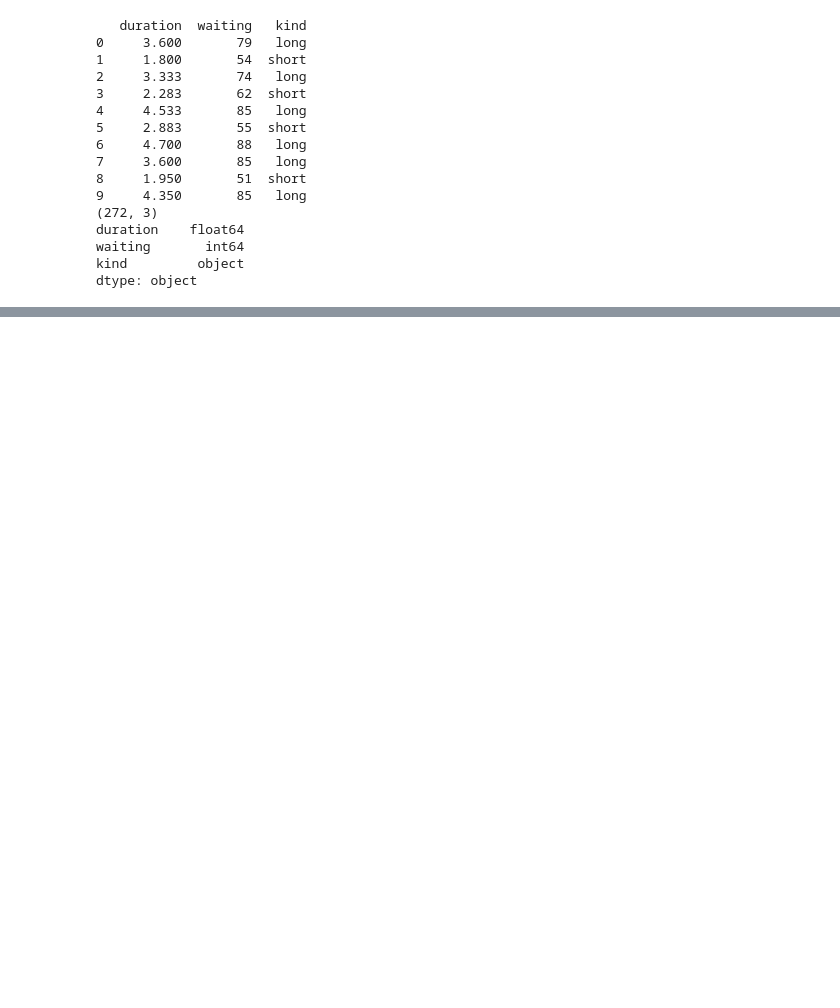
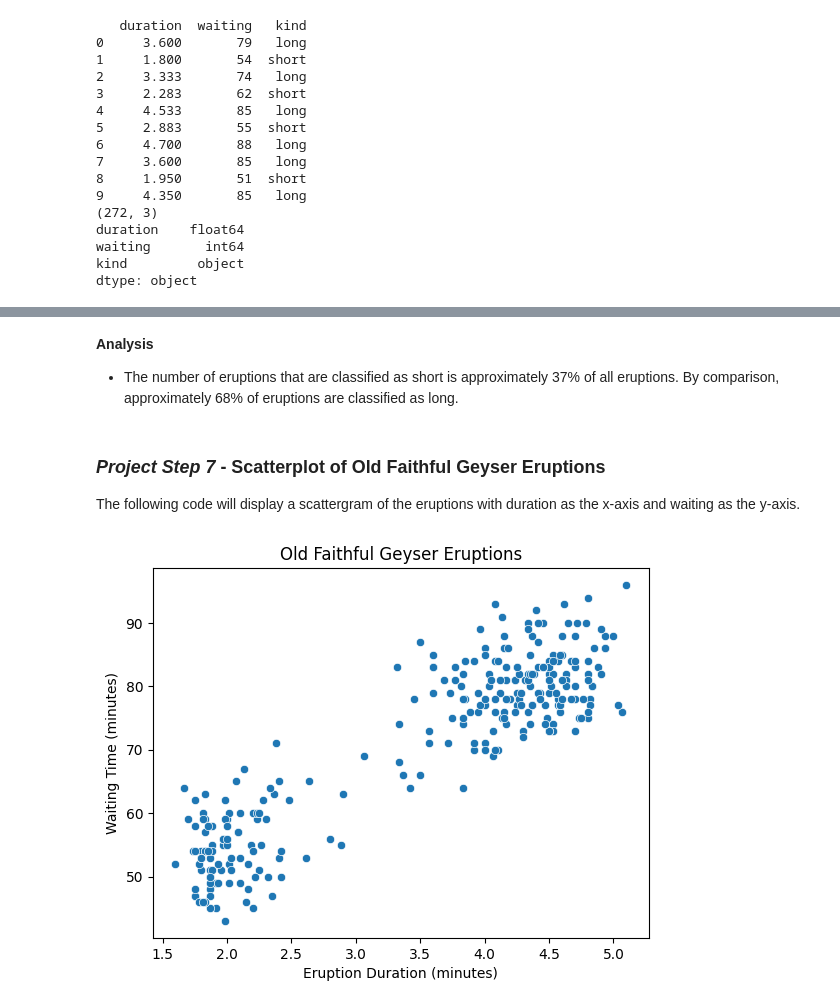
Before and after one commit to sapapesh/datafun-06-eda, a Jupyter notebook: showard_eda.ipynb, the cells around one changed output, grey strips where cells are left out. Cells and saved outputs as stored; diff of their text form; code cells hidden in the pictures; blank space fills up the shorter version.

```diff
--- a/showard_eda.ipynb
+++ b/showard_eda.ipynb
@@ -47,0 +123,15 @@ dtype: object
+# %% [markdown]
+**Analysis**
+
+* The number of eruptions that are classified as short is approximately 37% of all eruptions.  By comparison, approximately 68% of eruptions are classified as long.
+# %% [markdown]
+### *Project Step 7* - Scatterplot of Old Faithful Geyser Eruptions
+The following code will display a scattergram of the eruptions with duration as the x-axis and waiting as the y-axis.
+# %%
+sns.scatterplot(x='duration', y='waiting', data=geyser_df)
+plt.title('Old Faithful Geyser Eruptions')
+plt.xlabel('Eruption Duration (minutes)')
+plt.ylabel('Waiting Time (minutes)')
+plt.show()
+# %% [output]
+[figure, added]
```
Also changed, not shown: parts of 18 cells of this notebook.
